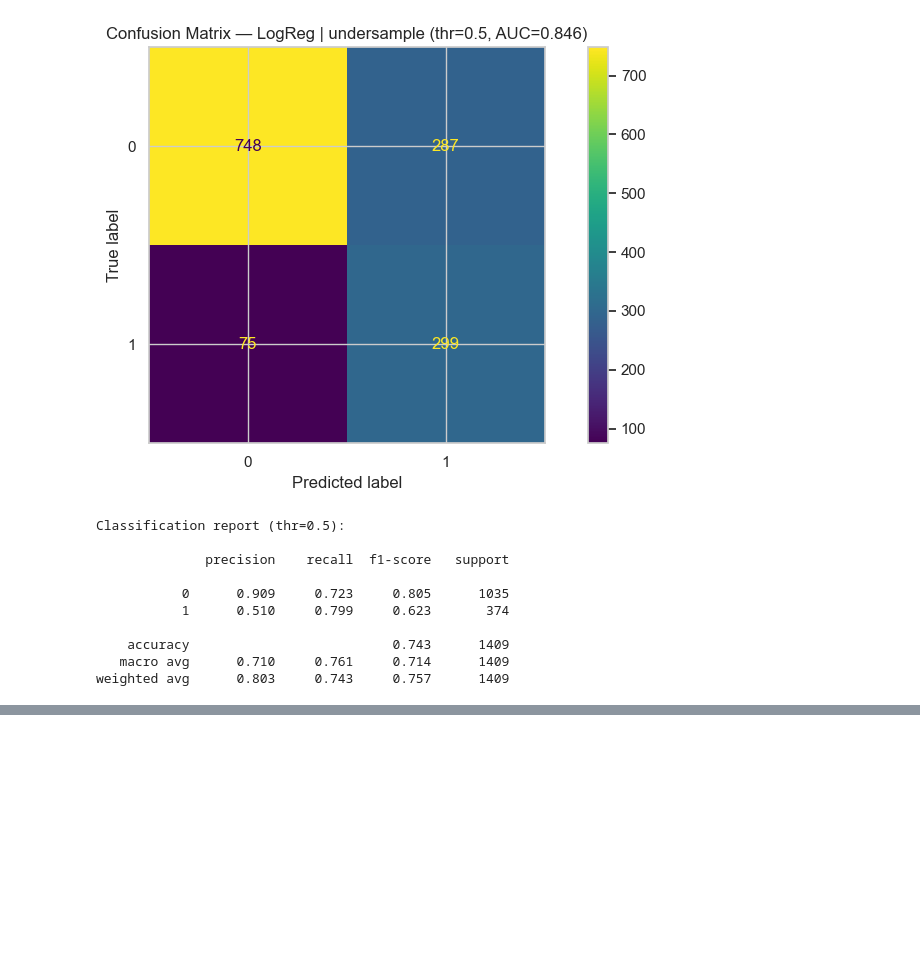
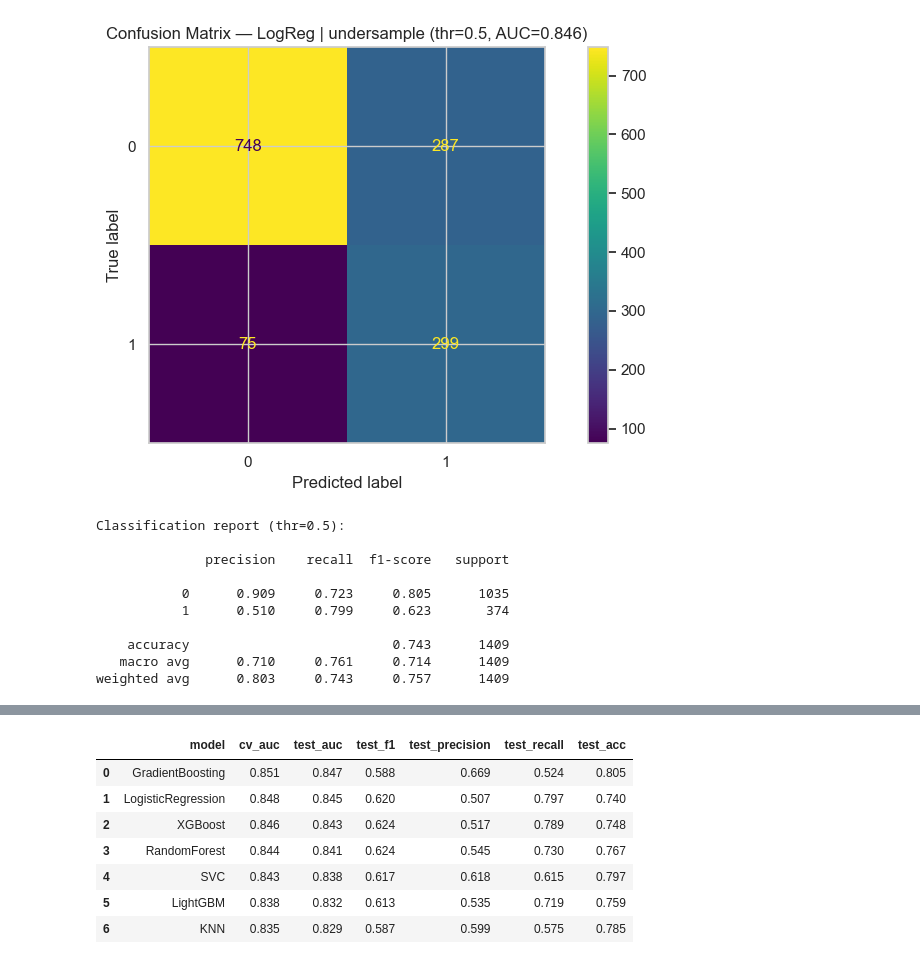
Before and after one commit to ilyaabrosimov/customer_churn, a Jupyter notebook: customer_churn_analysis.ipynb, the cells around one changed output, grey strips where cells are left out. Saved outputs shown, nothing was run; the diff lists cells and outputs as text; code cells hidden in the pictures; blank space fills up the shorter version.

```diff
--- a/customer_churn_analysis.ipynb
+++ b/customer_churn_analysis.ipynb
@@ -270,15 +277,3 @@ for c in num_cols:
 [figure]
 [figure]
 [figure]
-# %%
-# %%
-# 5.4 Numeric features vs churn (boxplots)
-for c in num_cols:
-    fig, ax = plt.subplots(figsize=(8, 4))
-    sns.boxplot(x=y.map({0: "No churn", 1: "Churn"}), y=df_clean[c], ax=ax)
-    ax.set_title(f"{c} vs Churn (boxplot)")
-    ax.set_xlabel("Churn")
-    ax.set_ylabel(c)
-    plt.tight_layout()
-    plt.savefig(os.path.join(DIRS["figures"], f"num_box__{c}.png"), dpi=150)
-    plt.show()
@@ -1491,0 +1662,18 @@ weighted avg      0.803     0.743     0.757      1409
+# %%
+# === Side-by-side comparison table on common metrics ===
+cols = ["model", "cv_auc", "test_auc", "test_f1", "test_precision", "test_recall", "test_acc"]
+display(
+    res_df[cols].style.format({
+        "cv_auc": "{:.3f}", "test_auc": "{:.3f}", "test_f1": "{:.3f}",
+        "test_precision": "{:.3f}", "test_recall": "{:.3f}", "test_acc": "{:.3f}"
+    })
+)
+# %% [output]
+|  | model | cv_auc | test_auc | test_f1 | test_precision | test_recall | test_acc |
+| 0 | GradientBoosting | 0.851 | 0.847 | 0.588 | 0.669 | 0.524 | 0.805 |
+| 1 | LogisticRegression | 0.848 | 0.845 | 0.620 | 0.507 | 0.797 | 0.740 |
+| 2 | XGBoost | 0.846 | 0.843 | 0.624 | 0.517 | 0.789 | 0.748 |
+| 3 | RandomForest | 0.844 | 0.841 | 0.624 | 0.545 | 0.730 | 0.767 |
+| 4 | SVC | 0.843 | 0.838 | 0.617 | 0.618 | 0.615 | 0.797 |
+| 5 | LightGBM | 0.838 | 0.832 | 0.613 | 0.535 | 0.719 | 0.759 |
+| 6 | KNN | 0.835 | 0.829 | 0.587 | 0.599 | 0.575 | 0.785 |
```
Also changed, not shown: parts of 38 cells of this notebook, 1 other file.
